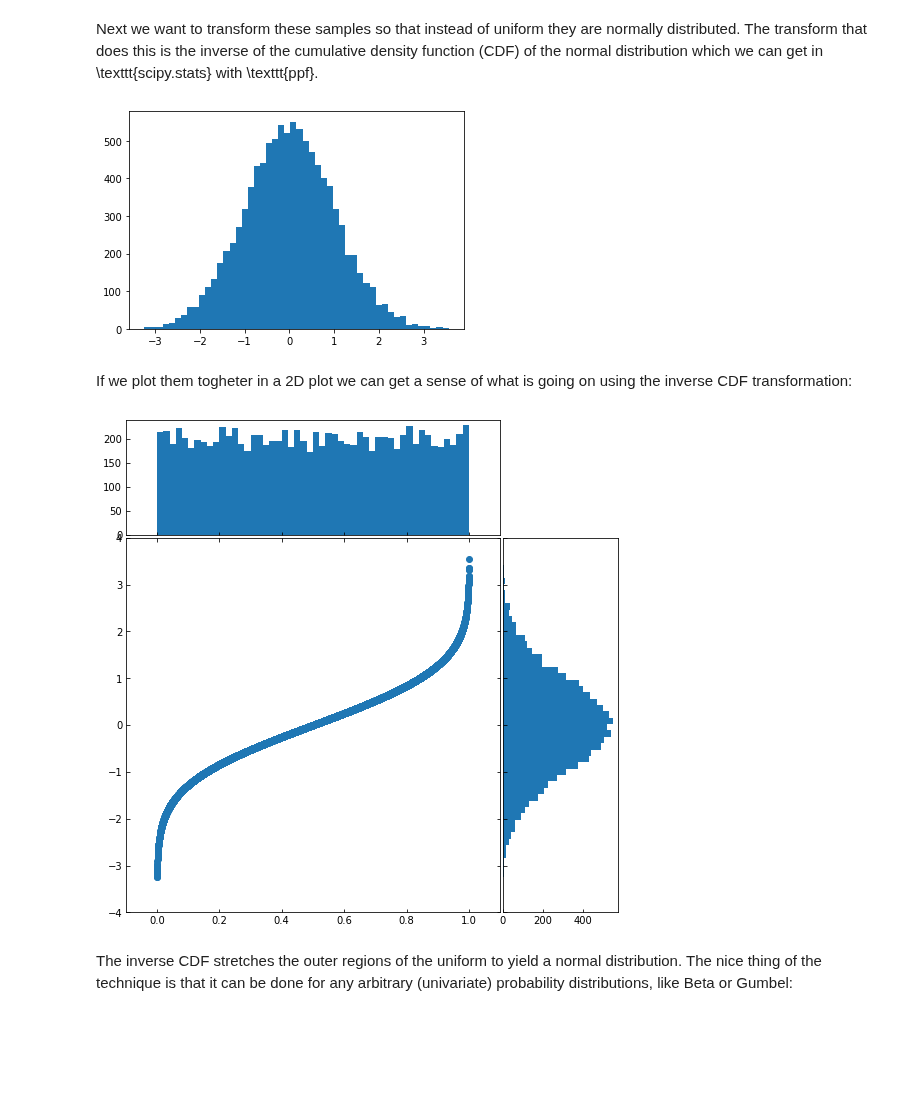
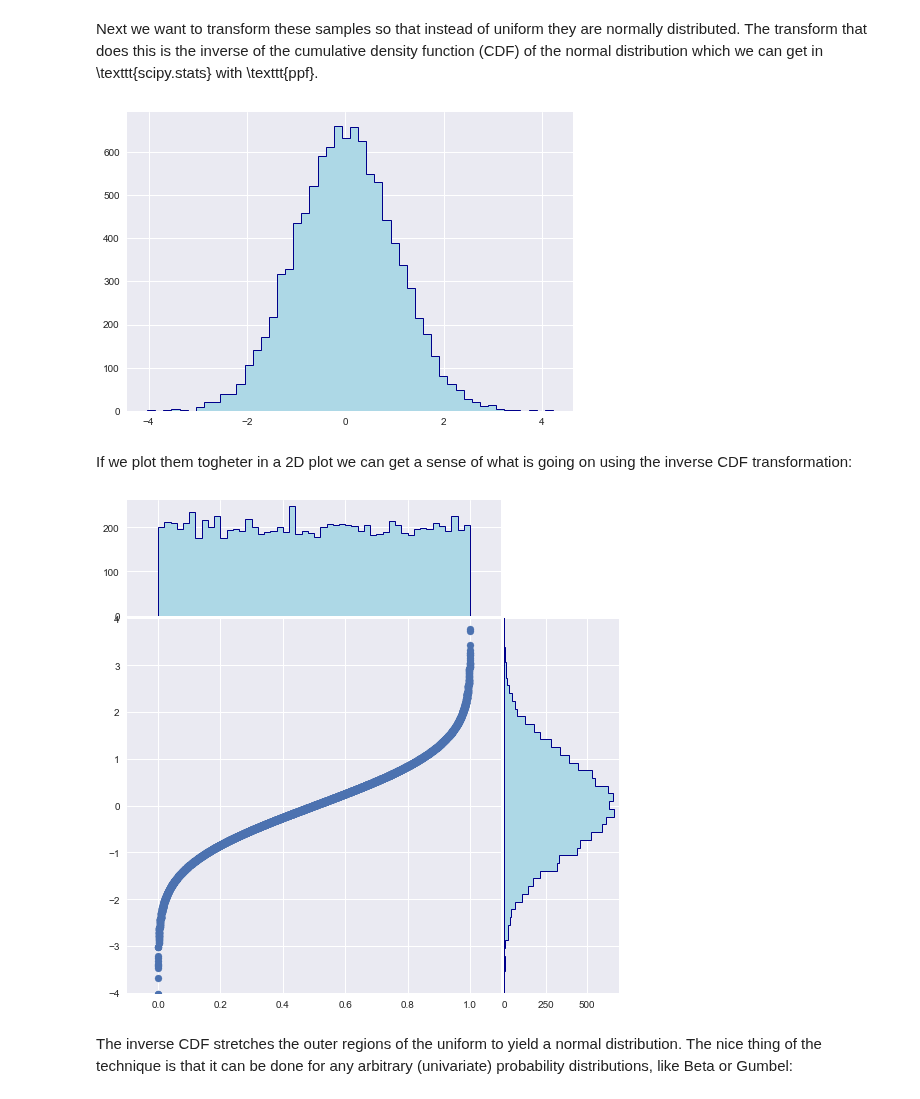
Before and after one commit to matteosan1/finance_course, a Jupyter notebook: libro/copula.ipynb, the cells around one changed output. Saved outputs shown, nothing was run; the diff lists cells and outputs as text; code cells hidden in the pictures; blank space fills up the shorter version.

```diff
--- a/libro/copula.ipynb
+++ b/libro/copula.ipynb
@@ -93,6 +93,7 @@ A treatment of such inverse functions as objects satisfying differential equatio
 import numpy
 from scipy.stats import norm
 from matplotlib import pyplot as plt
+plt.style.use('seaborn')
 
 x = numpy.arange(-4, 4, 0.01)
 y = norm.pdf(x)
@@ -107,24 +108,23 @@ y1 = norm.cdf(-0.5244)
 fig, (ax1, ax2) = plt.subplots(1, 2)
 fig.set_figheight(4)
 fig.set_figwidth(10)
-#fig.suptitle('Horizontally stacked subplots')
-ax1.plot(x, y, color='blue', label='Gaussian PDF')
-ax1.fill_between(xf, 0, yf, color='red', alpha=0.3)
+
+ax1.plot(x, y, label='Gaussian PDF')
+ax1.fill_between(xf, 0, yf, color='green', alpha=0.3)
 ax1.set_xlim(-4, 4)
 ax1.set_ylim(0, 0.5)
 ax1.legend()
 ax1.grid(True)
 
-ax2.plot(x, yct, linestyle='--', color='blue', label='Gaussian CDF')
-ax2.plot(xf, yc, color='red')
-ax2.text(-3.7, 0.33, r'30%-percentile', fontsize=12, color='red')
-ax2.text(-0.4, 0.1, r'-0.5244', fontsize=12, color='red')#, rotation=90)
-plt.plot((-4, -0.5244), (y1, y1), color="red", linestyle='-.')
-plt.plot((-0.5244, -0.5244), (0., y1), color="red", linestyle='-.')
+ax2.plot(x, yct, linestyle='--', label='Gaussian CDF')
+ax2.plot(xf, yc, color='darkgreen')
+ax2.text(-3.7, 0.33, r'30%-percentile', fontsize=12, color='darkgreen')
+ax2.text(-0.4, 0.1, r'-0.5244', fontsize=12, color='green')
+plt.plot((-4, -0.5244), (y1, y1), color="green", linestyle='-.')
+plt.plot((-0.5244, -0.5244), (0., y1), color="green", linestyle='-.')
 ax2.set_xlim(-4, 4)
 ax2.set_ylim(0, 1.1)
 ax2.legend()
-ax2.grid(True)
 
 plt.show()
 plt.savefig("percentile.png")
@@ -155,7 +155,7 @@ from scipy import stats
 from matplotlib import pyplot as plt
 
 x = stats.uniform(0, 1).rvs(10000)
-
-plt.hist(x)
+plt.style.use('seaborn')
+plt.hist(x, histtype='stepfilled', lw=1, ec='darkblue', color="lightblue", bins=50)
 plt.show()
 # %% [output]
@@ -165,11 +165,11 @@ Next we want to transform these samples so that instead of uniform they are norm
 # %%
 norm = stats.distributions.norm() # get the normal distribution definition
 x_trans = norm.ppf(x)
 
-plt.hist(x_trans, bins=50)
+plt.hist(x_trans, bins=50, histtype='stepfilled', lw=1, ec='darkblue', color="lightblue")
 plt.show()
 # %% [output]
-[figure, old version]
+[figure, new version]
 # %% [markdown]
 If we plot them togheter in a 2D plot we can get a sense of what is going on using the inverse CDF transformation:
 # %%
@@ -200,15 +200,15 @@ ax_scatter.scatter(x, x_trans)
 ax_scatter.set_xlim((-0.1, 1.1))
 ax_scatter.set_ylim((-4, 4))
 
-ax_histx.hist(x, bins=50)
-ax_histy.hist(x_trans, bins=50, orientation='horizontal')
+ax_histx.hist(x, bins=50,histtype='stepfilled', lw=1, ec='darkblue', color="lightblue")
+ax_histy.hist(x_trans, bins=50, orientation='horizontal',histtype='stepfilled', lw=1, ec='darkblue', color="lightblue")
 
 ax_histx.set_xlim(ax_scatter.get_xlim())
 ax_histy.set_ylim(ax_scatter.get_ylim())
 
 plt.show()
 # %% [output]
-[figure, old version]
+[figure, new version]
 # %% [markdown]
 The inverse CDF stretches the outer regions of the uniform to yield a normal distribution. The nice thing of the technique is that it can be done for any arbitrary (univariate) probability distributions, like Beta or Gumbel:
 # %%
```
Also changed, not shown: parts of 8 cells of this notebook, 1 other file.
